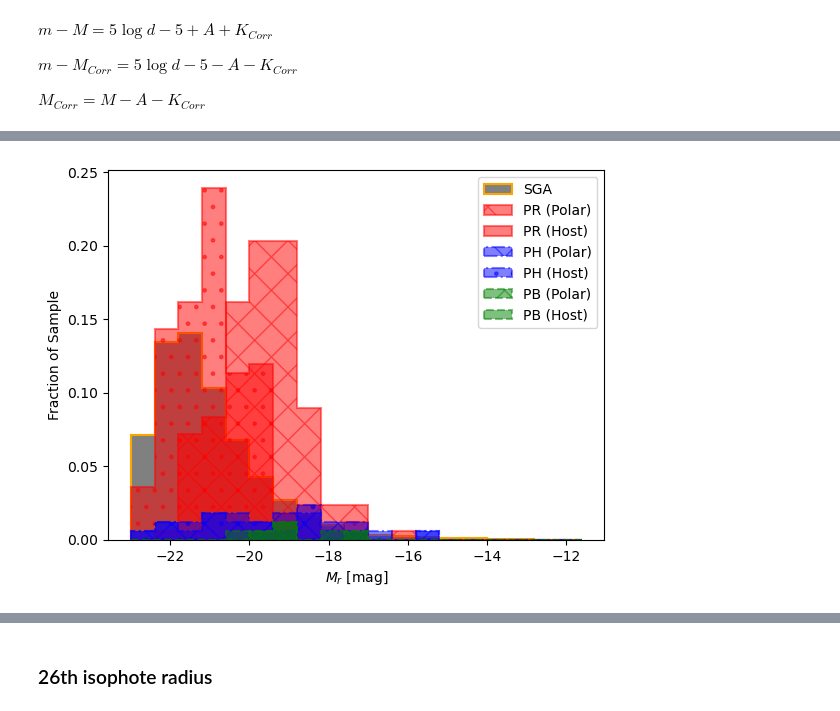
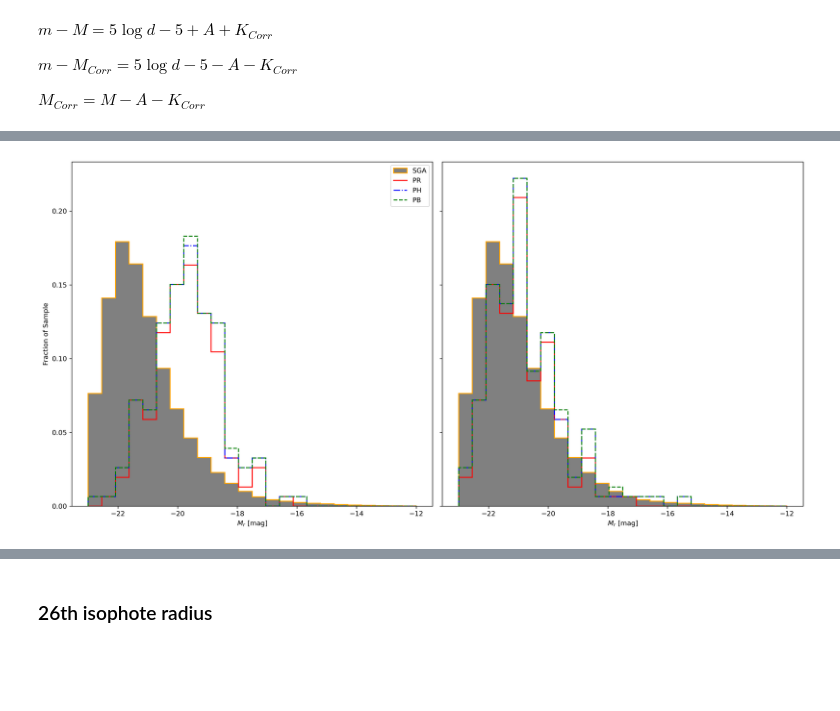
Before and after one commit to rpsmith4/photometric-decomp-analysis, a Jupyter notebook: fitresults/plot_parameters.ipynb, the cells around one changed output, grey strips where cells are left out. Cells and saved outputs as stored; diff of their text form; code cells hidden in the pictures; blank space fills up the shorter version.

Commit message:
Improved the look a lot of the plots (will have to increase the size of font and some other stuff though)

```diff
--- a/fitresults/plot_parameters.ipynb
+++ b/fitresults/plot_parameters.ipynb
@@ -49,6 +49,14 @@ for root, dirs, files in structure:
 
 fit_type = "2_sersic"
 
+galaxy_names = [os.path.basename(galaxy[0]) for galaxy in galaxies]
+galaxy_name_counts = dict.fromkeys(galaxy_names, 0)
+for galaxy_name in galaxy_names:
+    galaxy_name_counts[galaxy_name] += 1
+for galaxy_name in galaxy_name_counts.keys():
+    if galaxy_name_counts[galaxy_name] > 1:
+        print(galaxy_name)
+
 all_results =  get_all_results(galaxies, bands, fit_type, galmarks)
 total_fit = len(all_results.groups.indices)-1
 
@@ -226,37 +219,46 @@ SGAtable["R_ABSMAG_SB26"][m] = (SGAtable["R_MAG_SB26"][m] *u.mag - cosmo.distmod
 SGAtable["G_ABSMAG_SB26"][m2] = (SGAtable["G_MAG_SB26"][m2] *u.mag - cosmo.distmod(SGAtable["Z_LEDA"][m2])).value
 # %%
 quantity_support()
-fig = plt.Figure(dpi=dpi)
+fig, ax = plt.subplots(1,2, figsize=(16,8), dpi=dpi, sharey='all')
+
 ngals = np.size(np.unique(all_results["Galaxy Name"]))
 
 r = (-23, -12)
-step = 0.6
-bins = np.arange(r[0], r[1]+step, step) * u.ABmag
+nbins = 25
+bins = np.linspace(r[0], r[1], nbins) * u.ABmag
 
 sgaval, bins = np.histogram(SGAtable["R_ABSMAG_SB26"] * u.ABmag, bins=bins)
-plt.stairs(sgaval/len(SGAtable), edges=bins, color="grey", edgecolor="orange", ls="-", label=f"SGA", linewidth=linewidth, fill=True, alpha=1)
+for i in range(2):
+    ax[i].stairs(sgaval/np.sum(sgaval), edges=bins, color="grey", edgecolor="orange", ls="-", label=f"SGA", linewidth=linewidth, fill=True, alpha=1)
+
+baseline_host = np.zeros(np.size(bins)-1)
+baseline_pol = np.zeros(np.size(bins)-1)
 
 for gal_type in gal_types:
     polar = all_results[(all_results["Function Label"] == "Polar") & (all_results["Galaxy Type"]==gal_type) & (all_results["band"] == "r")]
     host = all_results[(all_results["Function Label"] == "Host") & (all_results["Galaxy Type"]==gal_type) & (all_results["band"] == "r")]
-    # z = master_table["Z"]
     polar_absmag = polar["Abs Mag"]
     host_absmag = host["Abs Mag"]
 
 
     polval, bins = np.histogram(polar_absmag, bins=bins)
-    plt.stairs(polval/ngals, edges=bins, color=type_colors[gal_type], edgecolor=type_colors[gal_type], ls=type_ls[gal_type], label=f"{gal_type} (Polar)", linewidth=linewidth, fill=True, alpha=0.5, hatch="X")
+    ax[0].stairs(polval/ngals+baseline_pol, edges=bins, color=type_colors[gal_type], edgecolor=type_colors[gal_type], ls=type_ls[gal_type], label=f"{gal_type}", linewidth=linewidth, fill=False, alpha=1)
+    baseline_pol += polval/ngals
 
     hostval, bins = np.histogram(host_absmag, bins=bins)
-    plt.stairs(hostval/ngals, edges=bins, color=type_colors[gal_type], edgecolor=type_colors[gal_type], ls=type_ls[gal_type], label=f"{gal_type} (Host)", linewidth=linewidth, fill=True, alpha=0.5, hatch=".")
+    ax[1].stairs(hostval/ngals+baseline_host, edges=bins, color=type_colors[gal_type], edgecolor=type_colors[gal_type], ls=type_ls[gal_type], label=f"{gal_type} (Host)", linewidth=linewidth, fill=False, alpha=1)
+    baseline_host += hostval/ngals
 
 
-plt.xlabel(r"$M_r$ [mag]")
-plt.ylabel("Fraction of Sample")
-plt.legend()
+ax[0].set_xlabel(r"$M_r$ [mag]")
+ax[1].set_xlabel(r"$M_r$ [mag]")
+ax[0].set_ylabel("Fraction of Sample")
+plt.suptitle(r"", y=0.93)
+ax[0].legend()
+plt.tight_layout()
 plt.show()
 # %% [output]
-[figure, old version]
+[figure, new version]
 # %%
 quantity_support()
 fig = plt.Figure(dpi=dpi)
```
Also changed, not shown: parts of 27 cells of this notebook.
